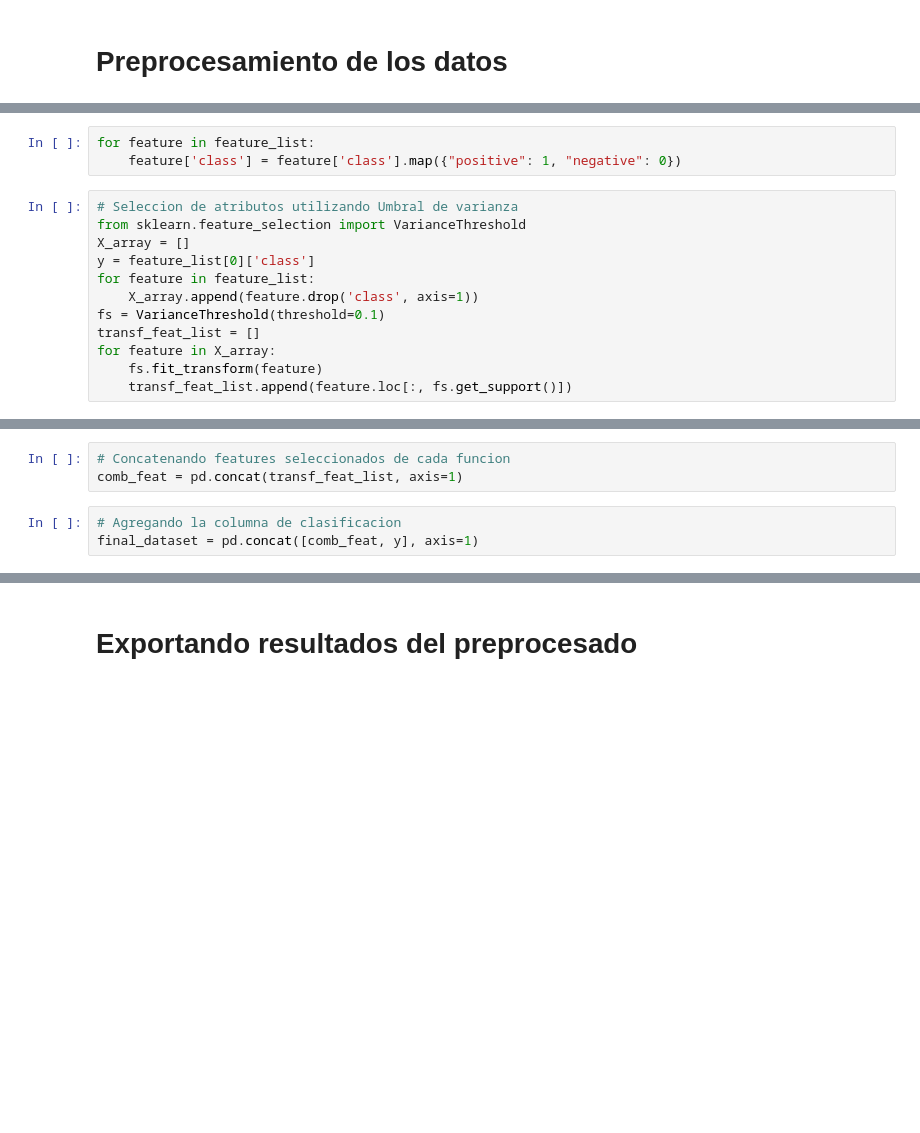
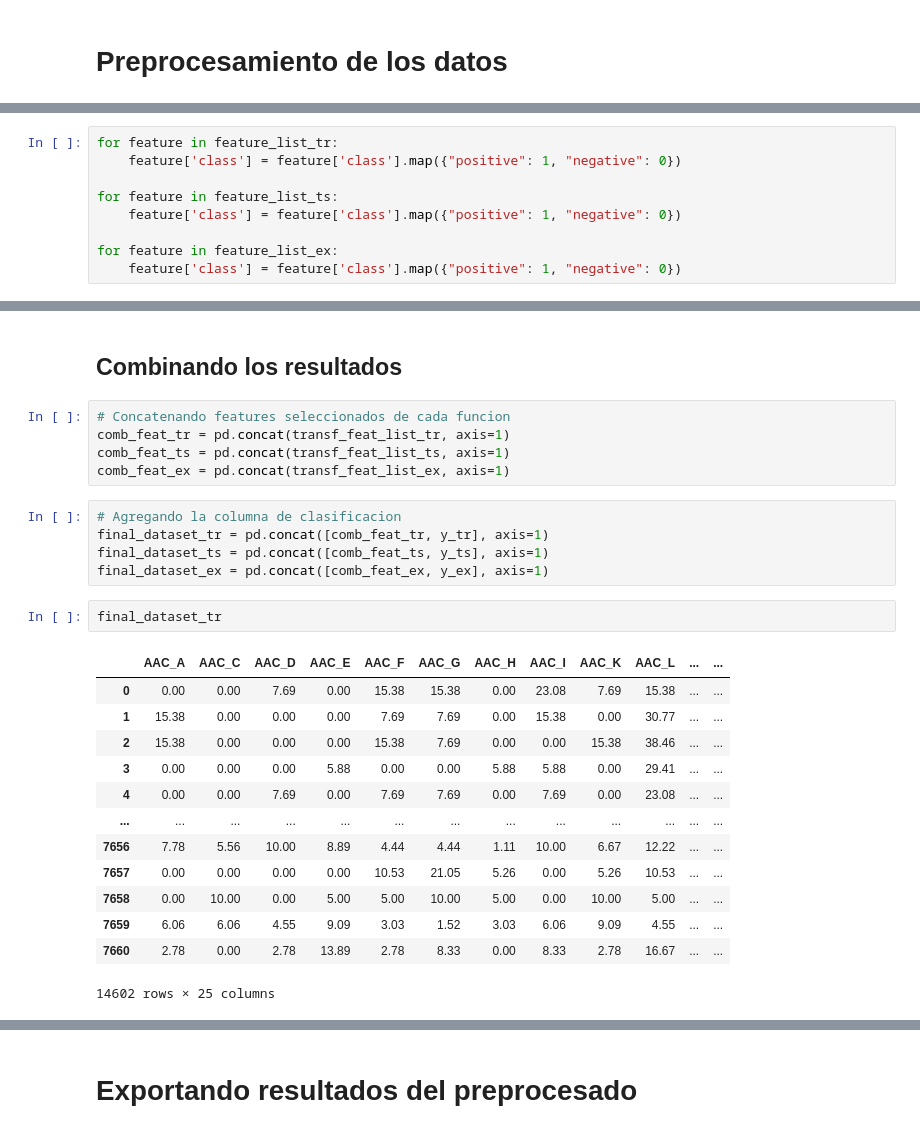
Before and after one commit to chrislara01/AMP, a Jupyter notebook: proc.ipynb, the cells around one changed output, grey strips where cells are left out. Cells and saved outputs as stored; diff of their text form; blank space fills up the shorter version.

Commit message:
generalizando utilizacion para los datasets train, test y external

```diff
--- a/proc.ipynb
+++ b/proc.ipynb
@@ -249,15 +254,9 @@ feature_list = fastaFeatureListCalc('TS_starPep_AMP_cdhit.txt', feat_list)
 # %%
-for feature in feature_list:
+for feature in feature_list_tr:
     feature['class'] = feature['class'].map({"positive": 1, "negative": 0})
+
+for feature in feature_list_ts:
+    feature['class'] = feature['class'].map({"positive": 1, "negative": 0})
+
+for feature in feature_list_ex:
+    feature['class'] = feature['class'].map({"positive": 1, "negative": 0})
-# %%
-# Seleccion de atributos utilizando Umbral de varianza
-from sklearn.feature_selection import VarianceThreshold
-X_array = []
-y = feature_list[0]['class']
-for feature in feature_list:
-    X_array.append(feature.drop('class', axis=1))
-fs = VarianceThreshold(threshold=0.1)
-transf_feat_list = []
-for feature in X_array:
-    fs.fit_transform(feature)
-    transf_feat_list.append(feature.loc[:, fs.get_support()])
@@ -264,6 +304,28 @@ for feature in X_array:
+# %% [markdown]
+## **Combinando los resultados**
 # %%
 # Concatenando features seleccionados de cada funcion
-comb_feat = pd.concat(transf_feat_list, axis=1)
+comb_feat_tr = pd.concat(transf_feat_list_tr, axis=1)
+comb_feat_ts = pd.concat(transf_feat_list_ts, axis=1)
+comb_feat_ex = pd.concat(transf_feat_list_ex, axis=1)
 # %%
 # Agregando la columna de clasificacion
-final_dataset = pd.concat([comb_feat, y], axis=1)
+final_dataset_tr = pd.concat([comb_feat_tr, y_tr], axis=1)
+final_dataset_ts = pd.concat([comb_feat_ts, y_ts], axis=1)
+final_dataset_ex = pd.concat([comb_feat_ex, y_ex], axis=1)
+# %%
+final_dataset_tr
+# %% [output]
+|  | AAC_A | AAC_C | AAC_D | AAC_E | AAC_F | AAC_G | AAC_H | AAC_I | AAC_K | AAC_L | ... | ... |
+| 0 | 0.00 | 0.00 | 7.69 | 0.00 | 15.38 | 15.38 | 0.00 | 23.08 | 7.69 | 15.38 | ... | ... |
+| 1 | 15.38 | 0.00 | 0.00 | 0.00 | 7.69 | 7.69 | 0.00 | 15.38 | 0.00 | 30.77 | ... | ... |
+| 2 | 15.38 | 0.00 | 0.00 | 0.00 | 15.38 | 7.69 | 0.00 | 0.00 | 15.38 | 38.46 | ... | ... |
+| 3 | 0.00 | 0.00 | 0.00 | 5.88 | 0.00 | 0.00 | 5.88 | 5.88 | 0.00 | 29.41 | ... | ... |
+| 4 | 0.00 | 0.00 | 7.69 | 0.00 | 7.69 | 7.69 | 0.00 | 7.69 | 0.00 | 23.08 | ... | ... |
+| ... | ... | ... | ... | ... | ... | ... | ... | ... | ... | ... | ... | ... |
+| 7656 | 7.78 | 5.56 | 10.00 | 8.89 | 4.44 | 4.44 | 1.11 | 10.00 | 6.67 | 12.22 | ... | ... |
+| 7657 | 0.00 | 0.00 | 0.00 | 0.00 | 10.53 | 21.05 | 5.26 | 0.00 | 5.26 | 10.53 | ... | ... |
+| 7658 | 0.00 | 10.00 | 0.00 | 5.00 | 5.00 | 10.00 | 5.00 | 0.00 | 10.00 | 5.00 | ... | ... |
+| 7659 | 6.06 | 6.06 | 4.55 | 9.09 | 3.03 | 1.52 | 3.03 | 6.06 | 9.09 | 4.55 | ... | ... |
+| 7660 | 2.78 | 0.00 | 2.78 | 13.89 | 2.78 | 8.33 | 0.00 | 8.33 | 2.78 | 16.67 | ... | ... |
+14602 rows × 25 columns
```
Also changed, not shown: parts of 9 cells of this notebook.
